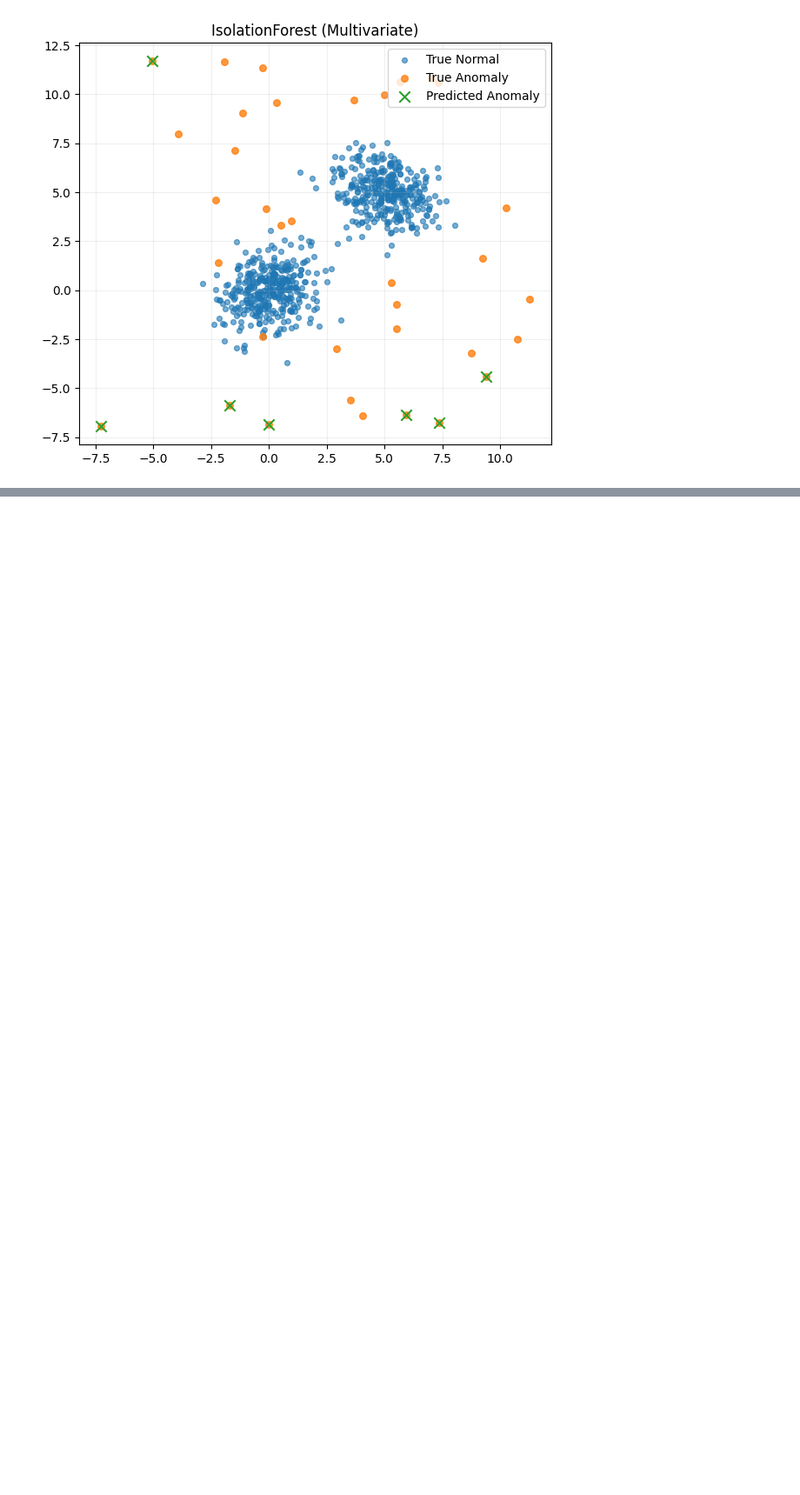
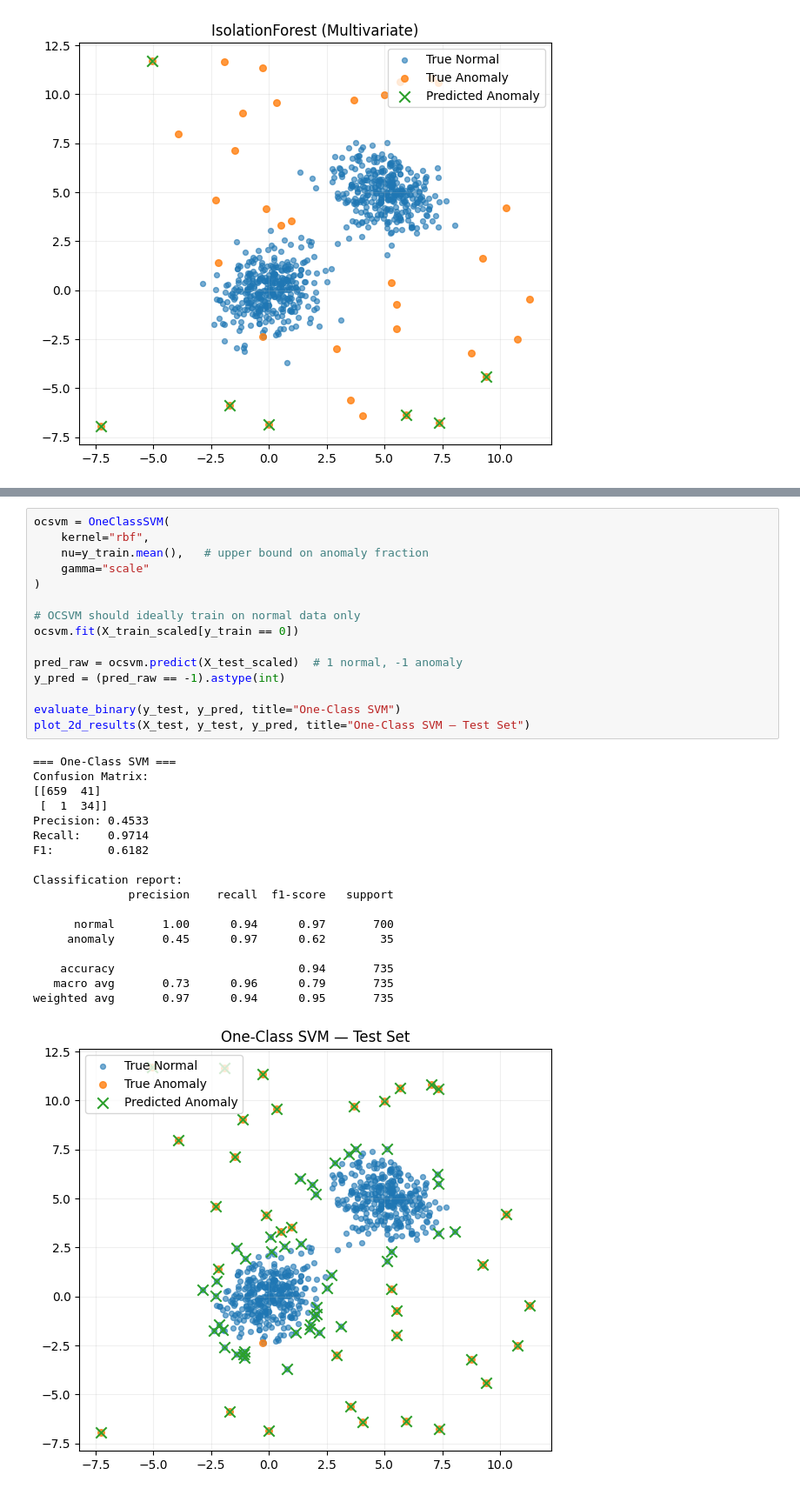
Before and after one commit to baldzhiyski/data-science-machine-learning-training, a Jupyter notebook: scikit-learn-course/unsupervised-learning/anomaly-detection.ipynb, the cells around one changed output, grey strips where cells are left out. Shown at 87% size. Cells and saved outputs as stored; diff of their text form; blank space fills up the shorter version.

```diff
--- a/scikit-learn-course/unsupervised-learning/anomaly-detection.ipynb
+++ b/scikit-learn-course/unsupervised-learning/anomaly-detection.ipynb
@@ -275,0 +358,34 @@ weighted avg       0.96      0.96      0.95       735
+# %%
+ocsvm = OneClassSVM(
+    kernel="rbf",
+    nu=y_train.mean(),   # upper bound on anomaly fraction
+    gamma="scale"
+)
+
+# OCSVM should ideally train on normal data only
+ocsvm.fit(X_train_scaled[y_train == 0])
+
+pred_raw = ocsvm.predict(X_test_scaled)  # 1 normal, -1 anomaly
+y_pred = (pred_raw == -1).astype(int)
+
+evaluate_binary(y_test, y_pred, title="One-Class SVM")
+plot_2d_results(X_test, y_test, y_pred, title="One-Class SVM — Test Set")
+# %% [output]
+=== One-Class SVM ===
+Confusion Matrix:
+[[659  41]
+ [  1  34]]
+Precision: 0.4533
+Recall:    0.9714
+F1:        0.6182
+
+Classification report:
+              precision    recall  f1-score   support
+
+      normal       1.00      0.94      0.97       700
+     anomaly       0.45      0.97      0.62        35
+
+    accuracy                           0.94       735
+   macro avg       0.73      0.96      0.79       735
+weighted avg       0.97      0.94      0.95       735
+[figure, added]
```
Also changed, not shown: parts of 3 cells of this notebook.
